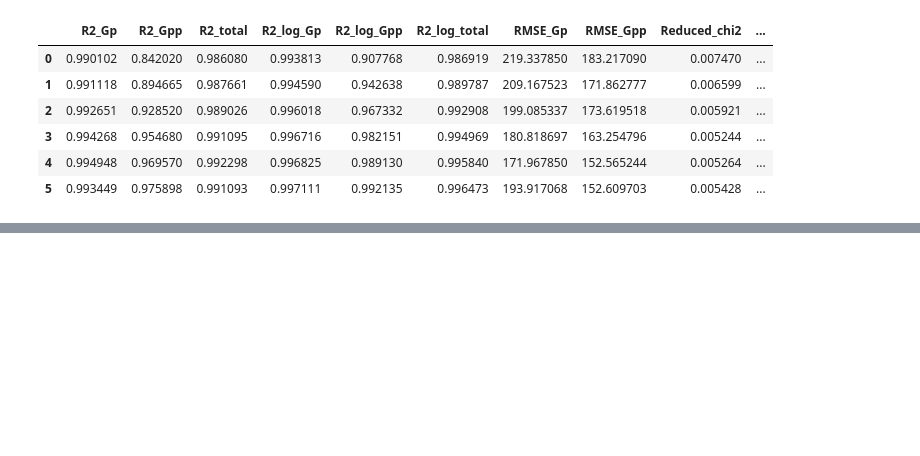
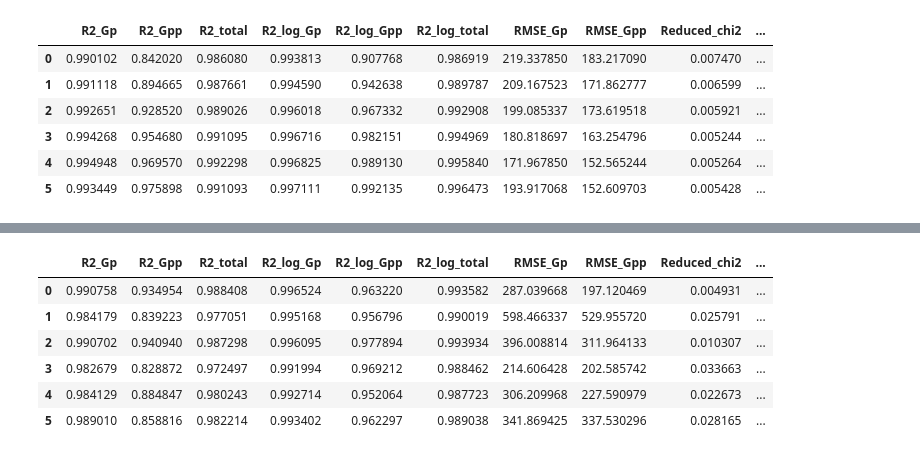
Before and after one commit to sc-coding-work/Sticky_Dumbbell_MS_Project, a Jupyter notebook: Fits_folder/Results_analysis.ipynb, the cells around one changed output, grey strips where cells are left out. Cells and saved outputs as stored; diff of their text form; code cells hidden in the pictures; blank space fills up the shorter version.

```diff
--- a/Fits_folder/Results_analysis.ipynb
+++ b/Fits_folder/Results_analysis.ipynb
@@ -177,0 +180,12 @@ plot_two_dfs(df_by_folder,
+# %%
+df_by_folder['ExptDHR2_data']['No. K⁺ ions per chain'] = [9.5, 6.0, 12.4, 26.6, 10.7, 17.5]
+df_by_folder['ExptBohlin_data']['No. K⁺ ions per chain'] = [42.5, 26.6, 30.7, 50.6]
+df_by_folder['ExptDHR2_data']
+# %% [output]
+|  | R2_Gp | R2_Gpp | R2_total | R2_log_Gp | R2_log_Gpp | R2_log_total | RMSE_Gp | RMSE_Gpp | Reduced_chi2 | ... |
+| 0 | 0.990758 | 0.934954 | 0.988408 | 0.996524 | 0.963220 | 0.993582 | 287.039668 | 197.120469 | 0.004931 | ... |
+| 1 | 0.984179 | 0.839223 | 0.977051 | 0.995168 | 0.956796 | 0.990019 | 598.466337 | 529.955720 | 0.025791 | ... |
+| 2 | 0.990702 | 0.940940 | 0.987298 | 0.996095 | 0.977894 | 0.993934 | 396.008814 | 311.964133 | 0.010307 | ... |
+| 3 | 0.982679 | 0.828872 | 0.972497 | 0.991994 | 0.969212 | 0.988462 | 214.606428 | 202.585742 | 0.033663 | ... |
+| 4 | 0.984129 | 0.884847 | 0.980243 | 0.992714 | 0.952064 | 0.987723 | 306.209968 | 227.590979 | 0.022673 | ... |
+| 5 | 0.989010 | 0.858816 | 0.982214 | 0.993402 | 0.962297 | 0.989038 | 341.869425 | 337.530296 | 0.028165 | ... |
```
Also changed, not shown: parts of 4 cells of this notebook, 3 other files.
